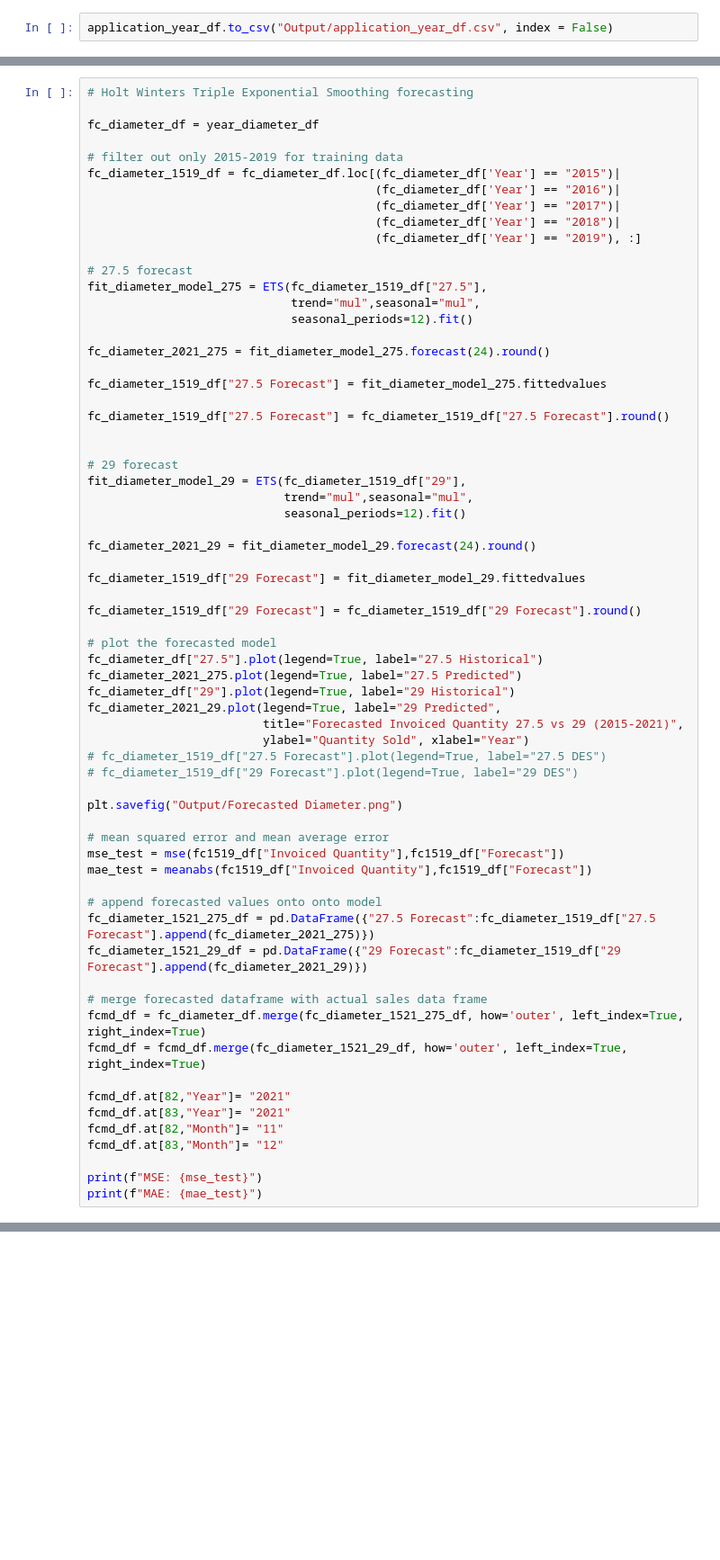
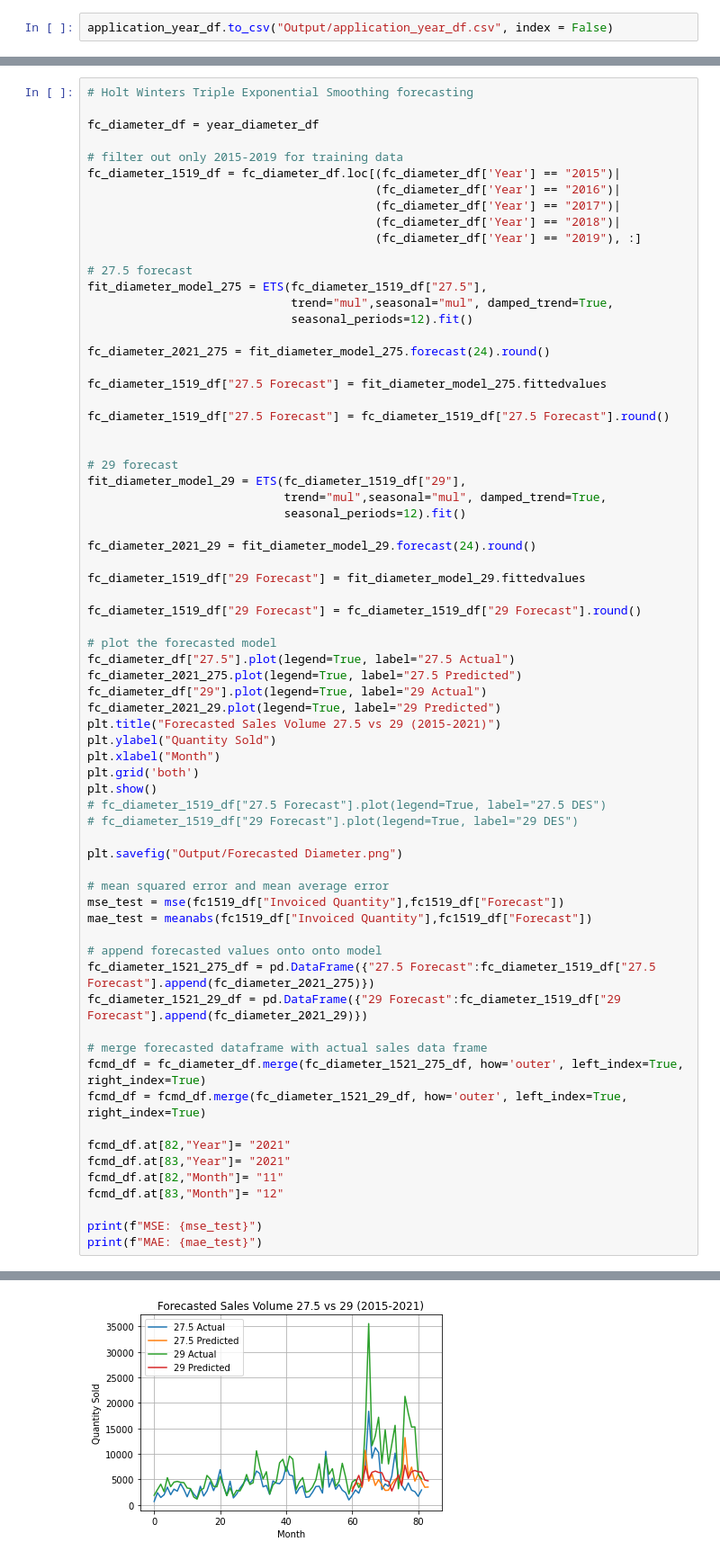
Before and after one commit to 2Delta/GT-Coding-Boot-Camp_Project-1, a Jupyter notebook: Project_01_BicycleSales_01.ipynb, the cells around one changed output, grey strips where cells are left out. Shown at 90% size. Cells and saved outputs as stored; diff of their text form; blank space fills up the shorter version.

Commit message:
completed diameter forecasting and plots

```diff
--- a/Project_01_BicycleSales_01.ipynb
+++ b/Project_01_BicycleSales_01.ipynb
@@ -290,7 +422,7 @@ fc_diameter_1519_df = fc_diameter_df.loc[(fc_diameter_df['Year'] == "2015")|
 
 # 27.5 forecast
 fit_diameter_model_275 = ETS(fc_diameter_1519_df["27.5"],
-                             trend="mul",seasonal="mul",
+                             trend="mul",seasonal="mul", damped_trend=True,
                              seasonal_periods=12).fit()
 
 fc_diameter_2021_275 = fit_diameter_model_275.forecast(24).round()
@@ -302,7 +434,7 @@ fc_diameter_1519_df["27.5 Forecast"] = fc_diameter_1519_df["27.5 Forecast"].roun
 
 # 29 forecast
 fit_diameter_model_29 = ETS(fc_diameter_1519_df["29"],
-                            trend="mul",seasonal="mul",
+                            trend="mul",seasonal="mul", damped_trend=True,
                             seasonal_periods=12).fit()
 
 fc_diameter_2021_29 = fit_diameter_model_29.forecast(24).round()
@@ -312,12 +444,15 @@ fc_diameter_1519_df["29 Forecast"] = fit_diameter_model_29.fittedvalues
 fc_diameter_1519_df["29 Forecast"] = fc_diameter_1519_df["29 Forecast"].round()
 
 # plot the forecasted model
-fc_diameter_df["27.5"].plot(legend=True, label="27.5 Historical")
+fc_diameter_df["27.5"].plot(legend=True, label="27.5 Actual")
 fc_diameter_2021_275.plot(legend=True, label="27.5 Predicted")
-fc_diameter_df["29"].plot(legend=True, label="29 Historical")
-fc_diameter_2021_29.plot(legend=True, label="29 Predicted",
-                         title="Forecasted Invoiced Quantity 27.5 vs 29 (2015-2021)",
-                         ylabel="Quantity Sold", xlabel="Year")
+fc_diameter_df["29"].plot(legend=True, label="29 Actual")
+fc_diameter_2021_29.plot(legend=True, label="29 Predicted")
+plt.title("Forecasted Sales Volume 27.5 vs 29 (2015-2021)")
+plt.ylabel("Quantity Sold")
+plt.xlabel("Month")
+plt.grid('both')
+plt.show()
 # fc_diameter_1519_df["27.5 Forecast"].plot(legend=True, label="27.5 DES")
 # fc_diameter_1519_df["29 Forecast"].plot(legend=True, label="29 DES")
 
@@ -342,3 +477,4 @@ fcmd_df.at[83,"Month"]= "12"
 
 print(f"MSE: {mse_test}")
 print(f"MAE: {mae_test}")
+# %% [output]
@@ -344,0 +501 @@ print(f"MAE: {mae_test}")
+[figure, added]
```
Also changed, not shown: parts of 34 cells of this notebook, 4 other files.
